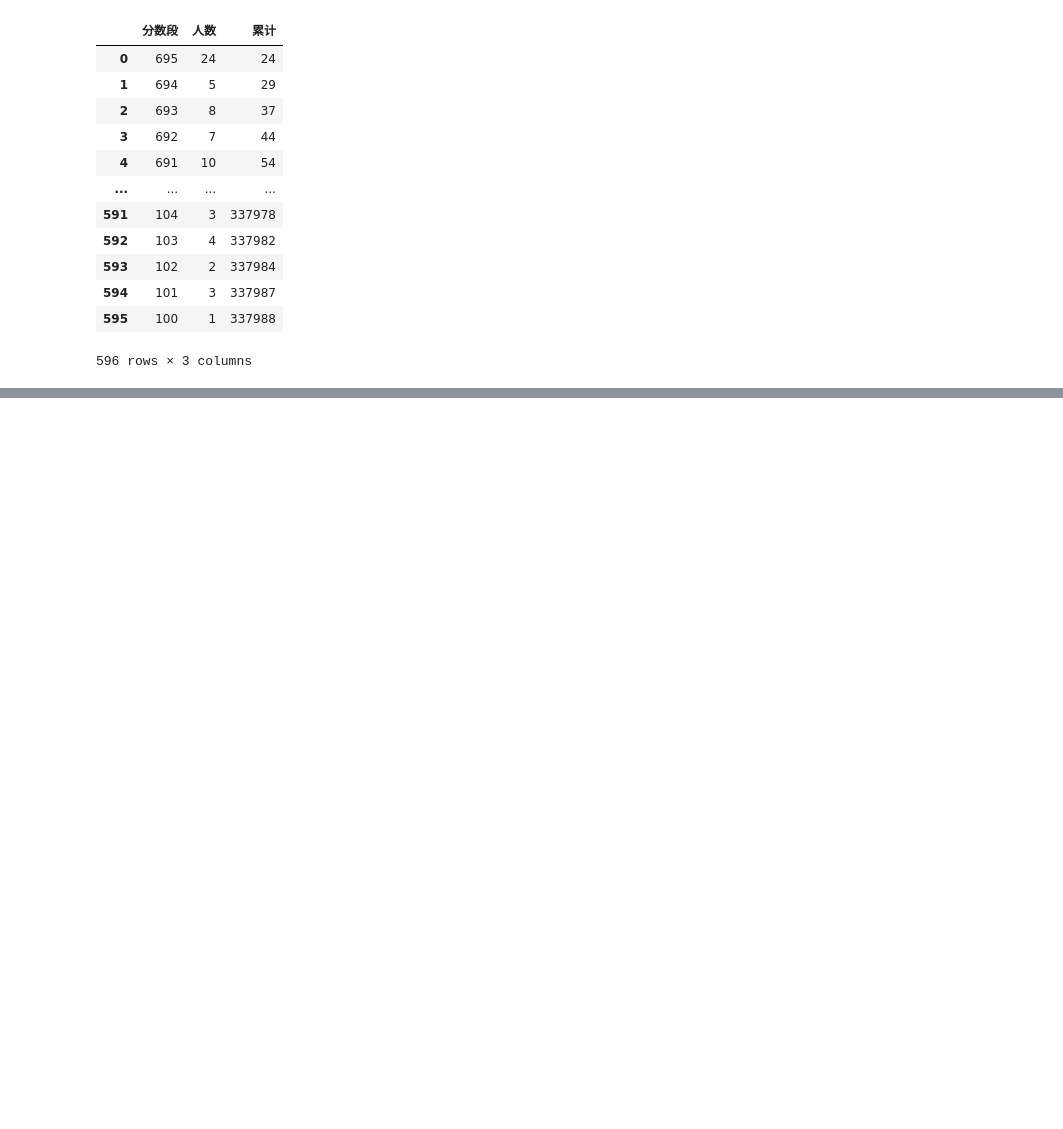
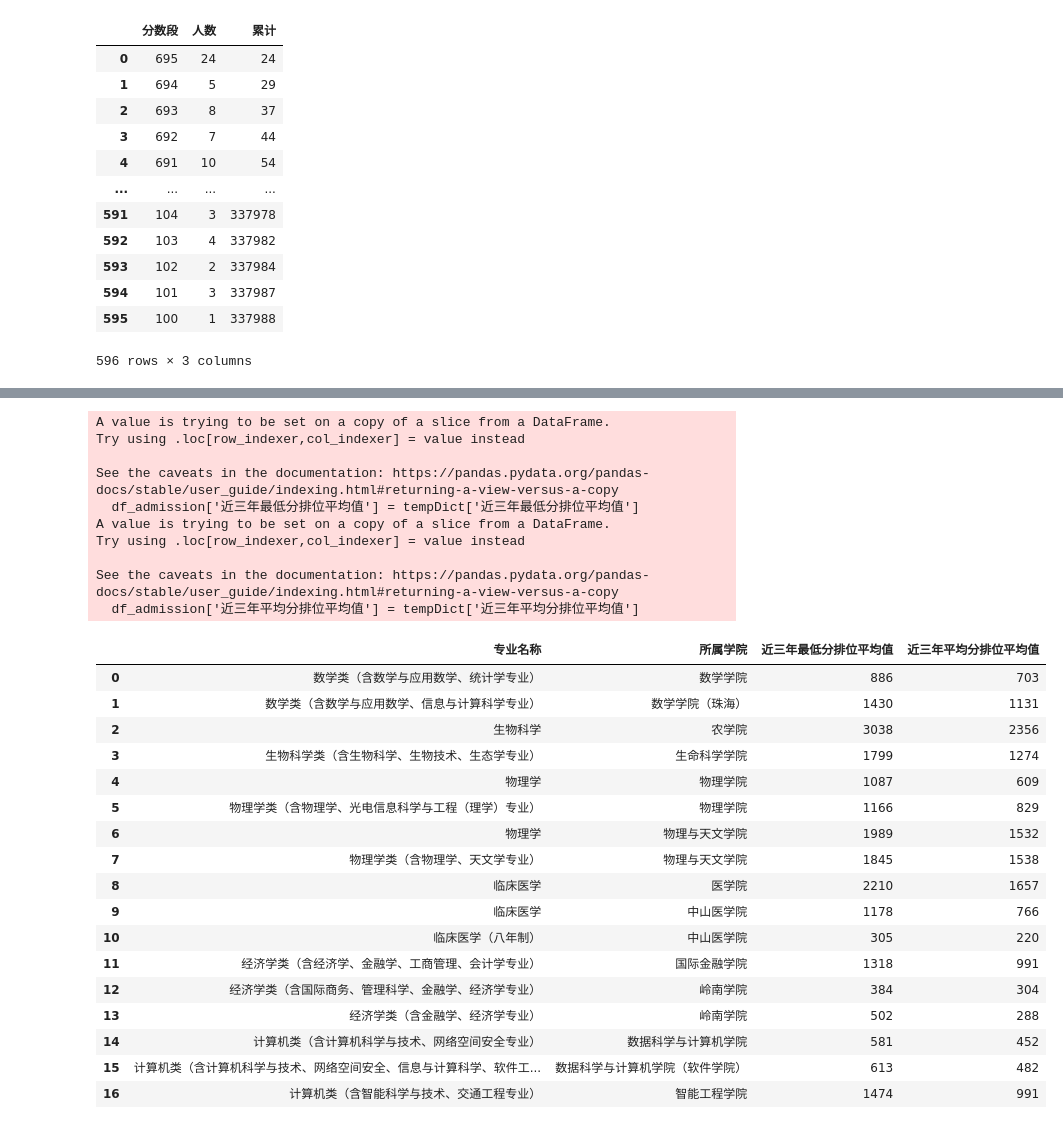
Before and after one commit to jiayu1011/CollegeApplicationGuidance, a Jupyter notebook: CollegeApplicationGuiding.ipynb, the cells around one changed output, grey strips where cells are left out. Cells and saved outputs as stored; diff of their text form; code cells hidden in the pictures; blank space fills up the shorter version.

```diff
--- a/CollegeApplicationGuiding.ipynb
+++ b/CollegeApplicationGuiding.ipynb
@@ -54,3 +235,64 @@ scoreOrRank = input('请输入您的分数或排名:(xxx分/xxx名)')
+# %%
+tempDict = {
+    '近三年最低分排位平均值': [],
+    '近三年平均分排位平均值': []
+}
+for (index_row, row) in df_admission.iterrows():
+    rank2020 = 0
+    rank2019 = 0
+    rank2018 = 0
+
+    if row['2020最低分排位']:
+        rank2020 = int(row['2020最低分排位'])
+    if row['2019最低分排位']:
+        rank2020 = int(row['2019最低分排位'])
+    if row['2018最低分排位']:
+        rank2020 = int(row['2018最低分排位'])
+    avg = (rank2020+rank2019+rank2018) // 3
+    tempDict['近三年最低分排位平均值'].append(avg)
+
+    if row['2020平均分排位']:
+        rank2020 = int(row['2020平均分排位'])
+    if row['2019平均分排位']:
+        rank2020 = int(row['2019平均分排位'])
+    if row['2018平均分排位']:
+        rank2020 = int(row['2018平均分排位'])
+    avg = (rank2020+rank2019+rank2018) // 3
+    tempDict['近三年平均分排位平均值'].append(avg)
+# %%
+df_admission = df_admission[['专业名称', '所属学院']]
+df_admission['近三年最低分排位平均值'] = tempDict['近三年最低分排位平均值']
+df_admission['近三年平均分排位平均值'] = tempDict['近三年平均分排位平均值']
+df_admission
+# %% [output]
+A value is trying to be set on a copy of a slice from a DataFrame.
+Try using .loc[row_indexer,col_indexer] = value instead
+
+See the caveats in the documentation: https://pandas.pydata.org/pandas-docs/stable/user_guide/indexing.html#returning-a-view-versus-a-copy
+  df_admission['近三年最低分排位平均值'] = tempDict['近三年最低分排位平均值']
+A value is trying to be set on a copy of a slice from a DataFrame.
+Try using .loc[row_indexer,col_indexer] = value instead
+
+See the caveats in the documentation: https://pandas.pydata.org/pandas-docs/stable/user_guide/indexing.html#returning-a-view-versus-a-copy
+  df_admission['近三年平均分排位平均值'] = tempDict['近三年平均分排位平均值']
+|  | 专业名称 | 所属学院 | 近三年最低分排位平均值 | 近三年平均分排位平均值 |
+| 0 | 数学类（含数学与应用数学、统计学专业） | 数学学院 | 886 | 703 |
+| 1 | 数学类（含数学与应用数学、信息与计算科学专业） | 数学学院（珠海） | 1430 | 1131 |
+| 2 | 生物科学 | 农学院 | 3038 | 2356 |
+| 3 | 生物科学类（含生物科学、生物技术、生态学专业） | 生命科学学院 | 1799 | 1274 |
+| 4 | 物理学 | 物理学院 | 1087 | 609 |
+| 5 | 物理学类（含物理学、光电信息科学与工程（理学）专业） | 物理学院 | 1166 | 829 |
+| 6 | 物理学 | 物理与天文学院 | 1989 | 1532 |
+| 7 | 物理学类（含物理学、天文学专业） | 物理与天文学院 | 1845 | 1538 |
+| 8 | 临床医学 | 医学院 | 2210 | 1657 |
+| 9 | 临床医学 | 中山医学院 | 1178 | 766 |
+| 10 | 临床医学（八年制） | 中山医学院 | 305 | 220 |
+| 11 | 经济学类（含经济学、金融学、工商管理、会计学专业） | 国际金融学院 | 1318 | 991 |
+| 12 | 经济学类（含国际商务、管理科学、金融学、经济学专业） | 岭南学院 | 384 | 304 |
+| 13 | 经济学类（含金融学、经济学专业） | 岭南学院 | 502 | 288 |
+| 14 | 计算机类（含计算机科学与技术、网络空间安全专业） | 数据科学与计算机学院 | 581 | 452 |
+| 15 | 计算机类（含计算机科学与技术、网络空间安全、信息与计算科学、软件工... | 数据科学与计算机学院（软件学院） | 613 | 482 |
+| 16 | 计算机类（含智能科学与技术、交通工程专业） | 智能工程学院 | 1474 | 991 |
 # %%
 score = 0
 rank = 0
```
Also changed, not shown: parts of 33 cells of this notebook, 10 other files.
